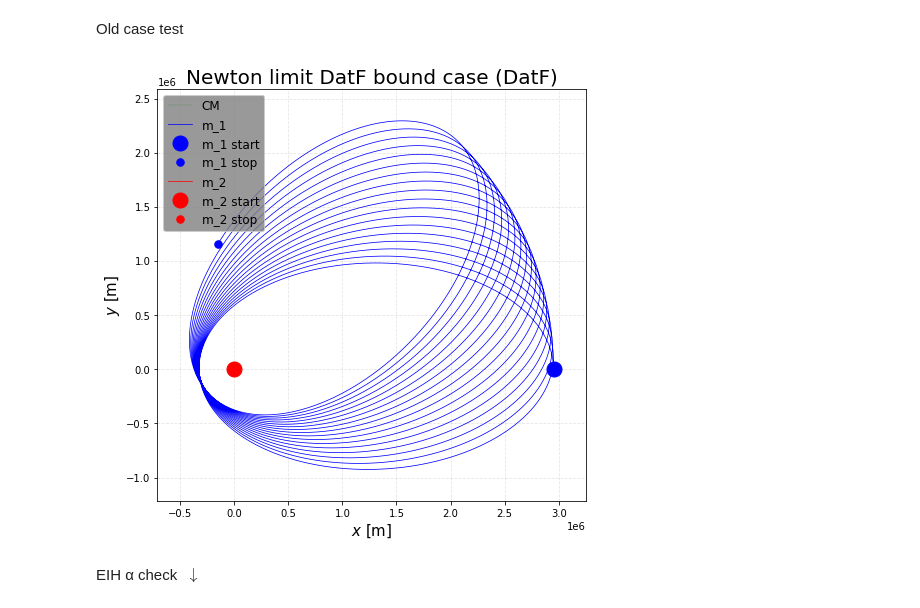
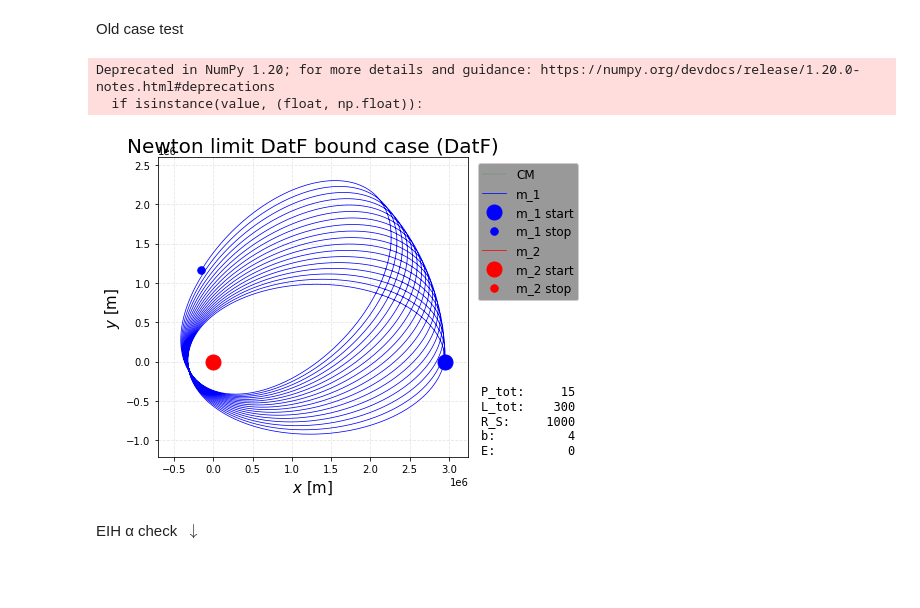
Before and after one commit to carlivas/Binary-Black-Hole-Orbitals, a Jupyter notebook: TWO BODY/(T) TWO BODY CASES.ipynb, the cells around one changed output. Drawn from its saved outputs; the diff is of its cells as text; code cells hidden in the pictures; blank space fills up the shorter version.

Commit message:
Plotter changes

```diff
--- a/TWO BODY/(T) TWO BODY CASES.ipynb
+++ b/TWO BODY/(T) TWO BODY CASES.ipynb
@@ -9,24 +9,27 @@ Old case test
 # %%
 %run ./Orbital_Functions.ipynb
 
 m_1 = 1e-4*M_sun
 m_2 = M_sun
 
 R_S = 2*(m_1 + m_2)*G/c**2
 
 x_1 = np.array([1000, 0.])*R_S
 x_2 = np.array([0.,   0.])*R_S
 v_1 = np.array([0., 0.01])*c
 v_2 = np.array([0.,    0])*c
 s = x_1, x_2, v_1, v_2, m_1, m_2
 
-pos1, pos2, pos_CM = run_model(s, t_max = 2027500*R_S/c, dt=100*R_S/c, α=1, DatF = True)
+pos1, pos2, pos_CM, parameters = run_model(s, t_max = 2027500*R_S/c, dt=100*R_S/c, α=1, DatF = True)
 # pos1, pos2, pos_CM, accs = run_model(s, t_max = 2027500*R_S/c, dt=100*R_S/c, α=1, DatF = True)
-orbPlotter(pos1, pos2, pos_CM, CM=True, filename='Newton limit DatF bound case (DatF)')
+
+orbPlotter(pos1, pos2, pos_CM, parameters, CM=True, filename='Newton limit DatF bound case (DatF)')
 
 # 2.1s
 # %% [output]
+Deprecated in NumPy 1.20; for more details and guidance: https://numpy.org/devdocs/release/1.20.0-notes.html#deprecations
+  if isinstance(value, (float, np.float)):
-[figure, old version]
+[figure, new version]
 # %% [markdown]
 EIH α check $\ \downarrow$
 # %%
```
Also changed, not shown: 1 other file.
